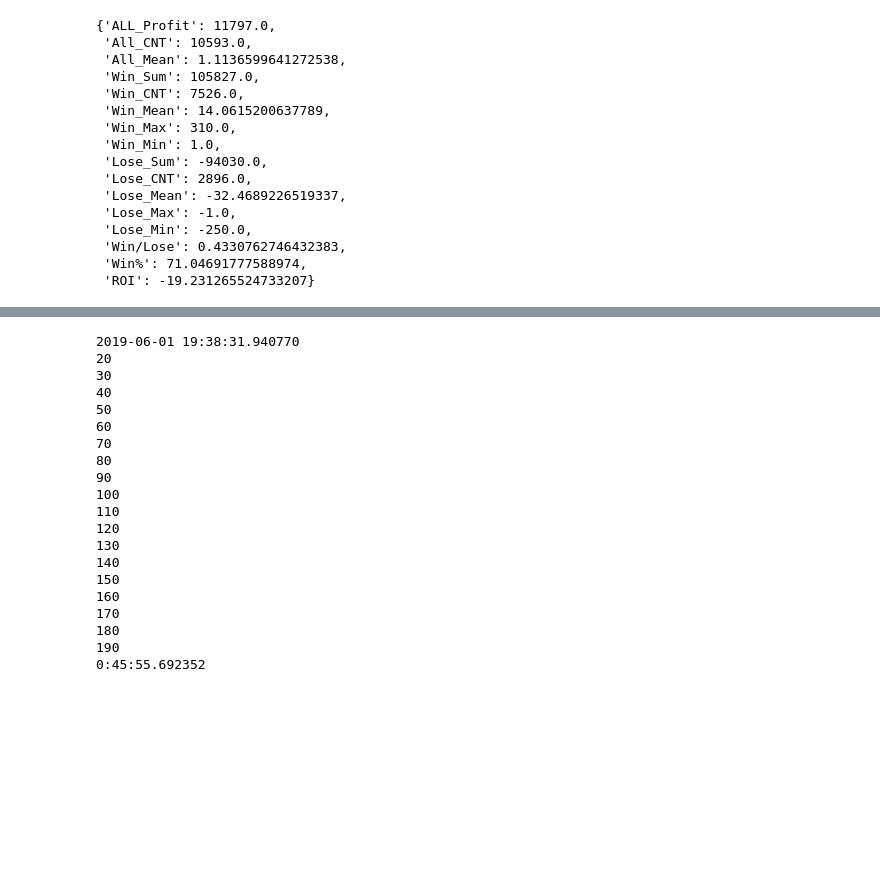
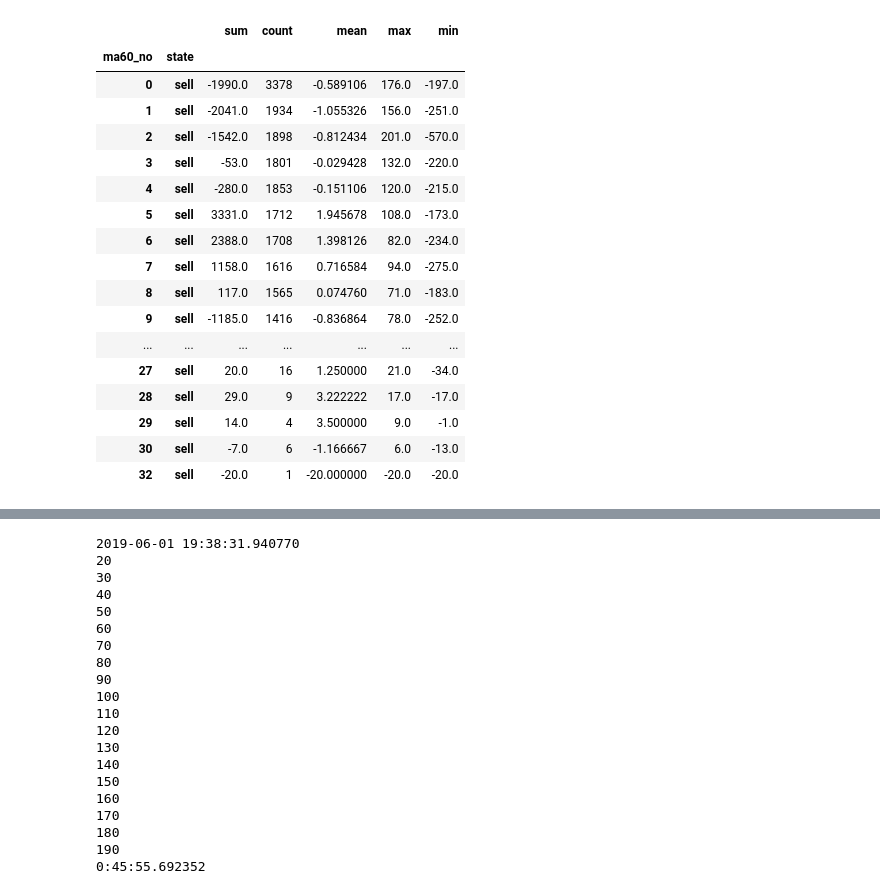
Before and after one commit to che7611/test2, a Jupyter notebook: bt_macd.ipynb, the cells around one changed output, grey strips where cells are left out. Saved outputs shown, nothing was run; the diff lists cells and outputs as text; code cells hidden in the pictures; blank space fills up the shorter version.

```diff
--- a/bt_macd.ipynb
+++ b/bt_macd.ipynb
@@ -177,22 +262,24 @@ GetROI(df1)
-# %%
-GetROI(df1)
-# %% [output]
-{'ALL_Profit': 11797.0,
- 'All_CNT': 10593.0,
- 'All_Mean': 1.1136599641272538,
- 'Win_Sum': 105827.0,
- 'Win_CNT': 7526.0,
- 'Win_Mean': 14.0615200637789,
- 'Win_Max': 310.0,
- 'Win_Min': 1.0,
- 'Lose_Sum': -94030.0,
- 'Lose_CNT': 2896.0,
- 'Lose_Mean': -32.4689226519337,
- 'Lose_Max': -1.0,
- 'Lose_Min': -250.0,
- 'Win/Lose': 0.4330762746432383,
- 'Win%': 71.04691777588974,
- 'ROI': -19.231265524733207}
+# %%
+df1.groupby(['ma60_no','state'])['diff'].agg(Calc)
+# %% [output]
+|  |  | sum | count | mean | max | min |
+| ma60_no | state |  |  |  |  |  |
+| 0 | sell | -1990.0 | 3378 | -0.589106 | 176.0 | -197.0 |
+| 1 | sell | -2041.0 | 1934 | -1.055326 | 156.0 | -251.0 |
+| 2 | sell | -1542.0 | 1898 | -0.812434 | 201.0 | -570.0 |
+| 3 | sell | -53.0 | 1801 | -0.029428 | 132.0 | -220.0 |
+| 4 | sell | -280.0 | 1853 | -0.151106 | 120.0 | -215.0 |
+| 5 | sell | 3331.0 | 1712 | 1.945678 | 108.0 | -173.0 |
+| 6 | sell | 2388.0 | 1708 | 1.398126 | 82.0 | -234.0 |
+| 7 | sell | 1158.0 | 1616 | 0.716584 | 94.0 | -275.0 |
+| 8 | sell | 117.0 | 1565 | 0.074760 | 71.0 | -183.0 |
+| 9 | sell | -1185.0 | 1416 | -0.836864 | 78.0 | -252.0 |
+| ... | ... | ... | ... | ... | ... | ... |
+| 27 | sell | 20.0 | 16 | 1.250000 | 21.0 | -34.0 |
+| 28 | sell | 29.0 | 9 | 3.222222 | 17.0 | -17.0 |
+| 29 | sell | 14.0 | 4 | 3.500000 | 9.0 | -1.0 |
+| 30 | sell | -7.0 | 6 | -1.166667 | 6.0 | -13.0 |
+| 32 | sell | -20.0 | 1 | -20.000000 | -20.0 | -20.0 |
 # %%
 Calc=['sum','count','mean','max','min']
 df1.groupby(['macd_state','ma60_no'])['diff'].agg(Calc)
```
Also changed, not shown: parts of 7 cells of this notebook, 4 other files.
